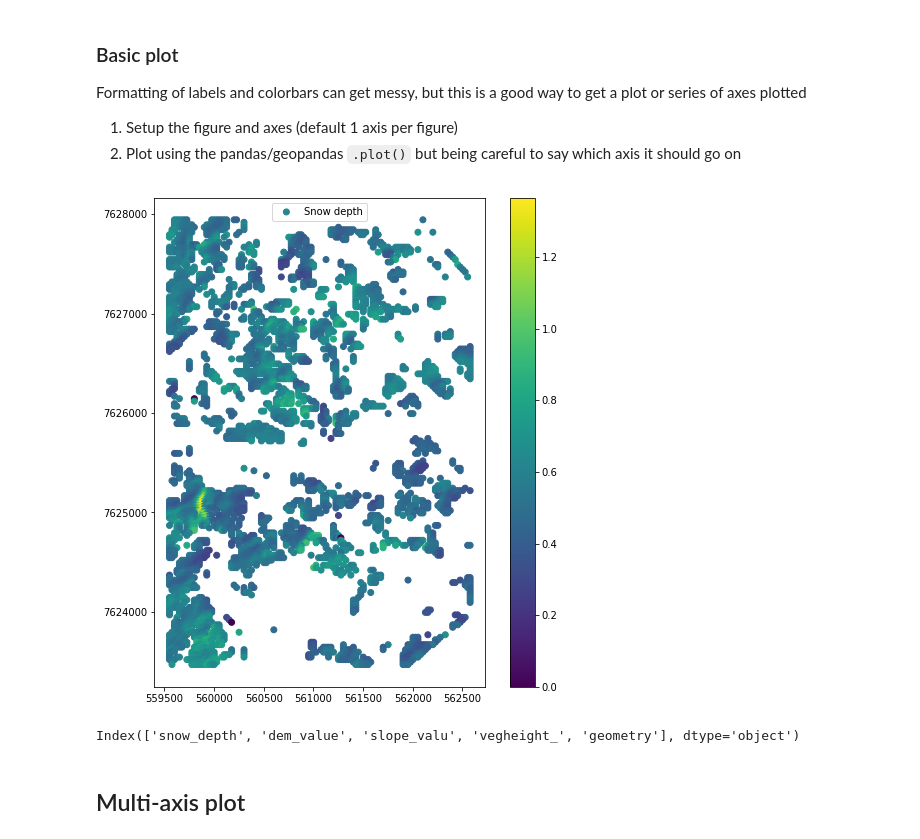
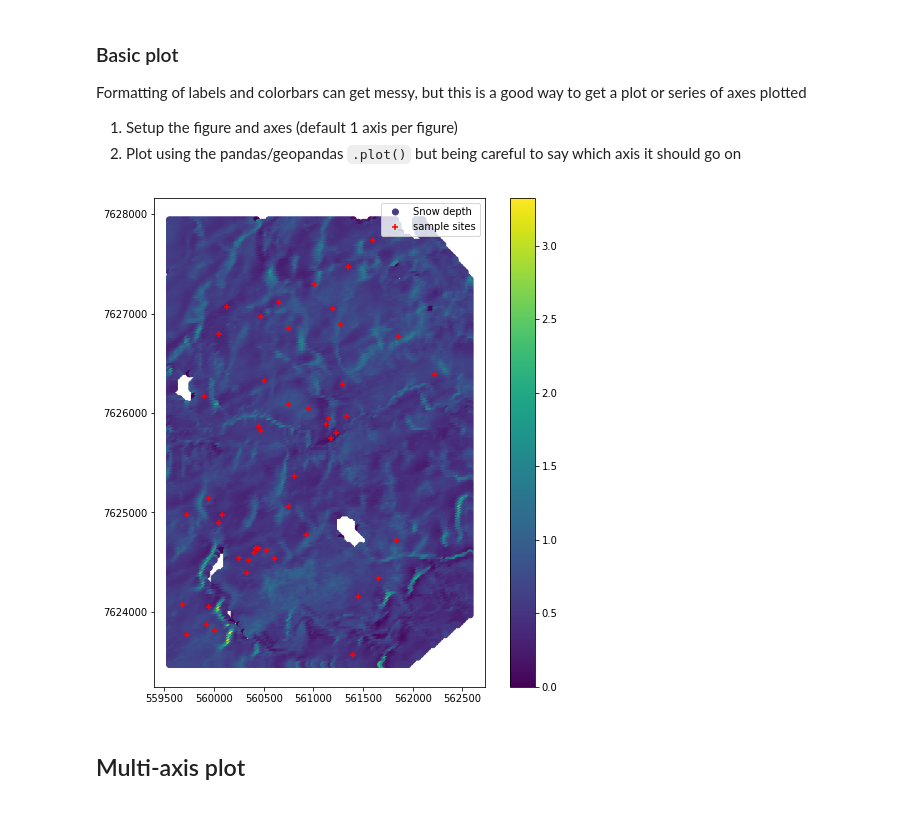
Before and after one commit to kingjml/tvc-site-selection, a Jupyter notebook: site-selector.ipynb, the cells around one changed output. Saved outputs shown, nothing was run; the diff lists cells and outputs as text; code cells hidden in the pictures.

Commit message:
Functional
Working as intended now. Not sure there is a good reason to use a joint CDF of the other variables becuase they are not independent of snow depth.

```diff
--- a/site-selector.ipynb
+++ b/site-selector.ipynb
@@ -19,5 +35,5 @@ df = df[df['vegheight_']<= veg_max]
 # %%
-snow_max = np.round(df.snow_depth.max()+0.5)
+snow_max = np.round(siksik_sub.snow_depth.max()+0.5)
 snow_min = 0.1
 snow_step = 0.01 #Bin width of 1 cm
 bsnow = np.arange(snow_min,snow_max,snow_step) #These are the histogram bins
@@ -25,7 +41,7 @@ bsnow = np.arange(snow_min,snow_max,snow_step) #These are the histogram bins
 Here we calculate a probability density function (PDF), invert its cumulative density (CDF).
 The bins are bound by the observations so we don't extrapolate.
 # %%
-hist, bin_edges = np.histogram(df.snow_depth, bins=bsnow, density=True)
+hist, bin_edges = np.histogram(siksik_sub.snow_depth, bins=bsnow, density=True)
 cum_values = np.zeros(bin_edges.shape)
 cum_values[1:] = np.cumsum(hist*np.diff(bin_edges))
 inv_cdf = interpolate.interp1d(cum_values, bin_edges)
@@ -41,7 +65,7 @@ If you pull enough samples, you'll recreate the observed distrobution.
 n_samples = 50
 r = np.random.rand(n_samples)
 depth_sample = inv_cdf(r)
-sample_records = [df.iloc[(df['snow_depth']-x).abs().argsort()[:1]] for x in depth_sample]
+sample_records = [siksik_sub.iloc[(siksik_sub['snow_depth']-x).abs().argsort()[:1]] for x in depth_sample]
 
 print(depth_sample[0])
 print(sample_records[0].snow_depth)
@@ -67,0 +78,3 @@ StDev: 0.1
+# %%
+sample_idx = np.concatenate([x.index for x in sample_records]).ravel()
+sites = siksik_sub.loc[sample_idx.astype(int)]
@@ -72,14 +109,11 @@ Formatting of labels and colorbars can get messy, but this is a good way to get
 2. Plot using the pandas/geopandas `.plot()` but being careful to say which axis it should go on
 # %%
 fig, ax = plt.subplots(figsize=(9,9))
-df.plot(ax=ax, column='snow_depth', label='Snow depth', legend=True)
+siksik_data.plot(ax=ax, column='snow_depth', label='Snow depth', legend=True)
+sites.plot(ax=ax, marker='+', color='red', markersize=30, label='sample sites', legend=True)
 ax.legend(); # this just adds the label box within the axis
 # %% [output]
-[figure, old version]
+[figure, new version]
-# %%
-df.columns
-# %% [output]
-Index(['snow_depth', 'dem_value', 'slope_valu', 'vegheight_', 'geometry'], dtype='object')
 # %% [markdown]
 ## Multi-axis plot
 # %%
```
Also changed, not shown: parts of 15 cells of this notebook, 1 other file.
